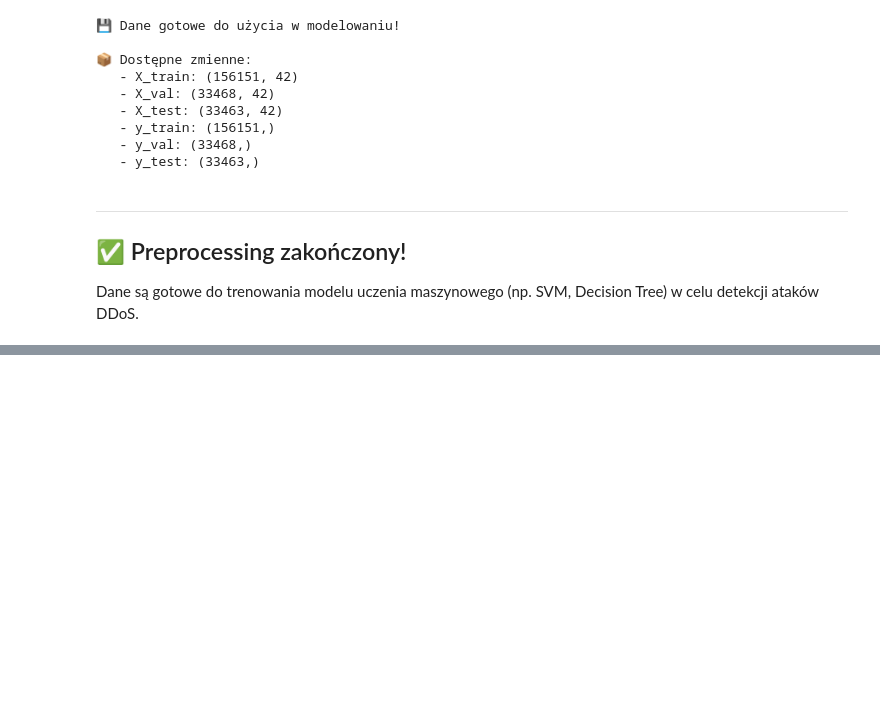
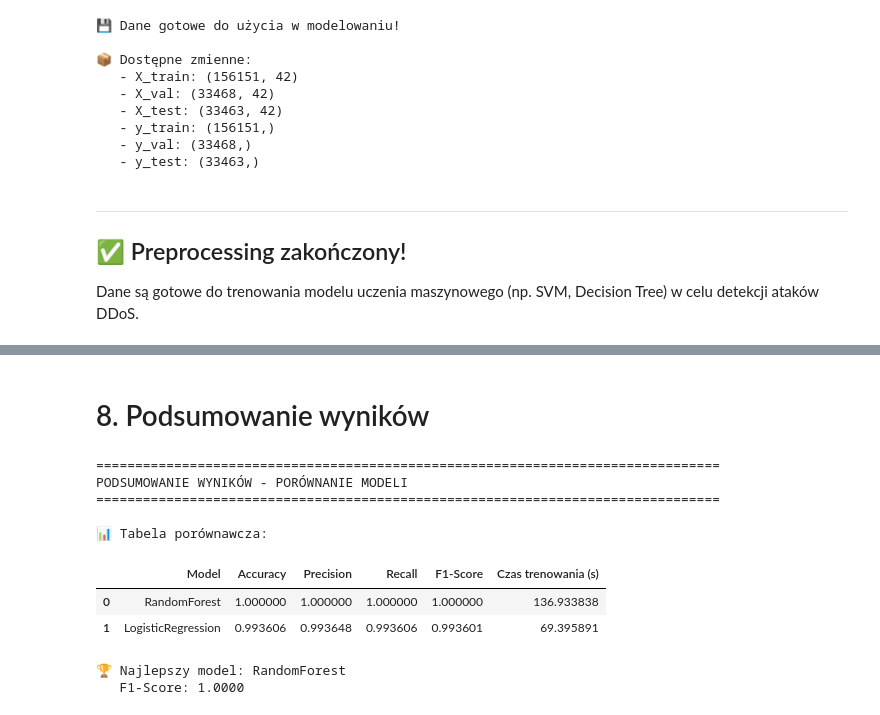
Before and after one commit to corey888773/mswic-anomaly-detection, a Jupyter notebook: project.ipynb, the cells around one changed output, grey strips where cells are left out. Drawn from its saved outputs; the diff is of its cells as text; code cells hidden in the pictures; blank space fills up the shorter version.

```diff
--- a/project.ipynb
+++ b/project.ipynb
@@ -742,0 +872,35 @@ Dane są gotowe do trenowania modelu uczenia maszynowego (np. SVM, Decision Tree
+# %% [markdown]
+# 8. Podsumowanie wyników
+# %%
+# Porównanie wyników
+print("="*80)
+print("PODSUMOWANIE WYNIKÓW - PORÓWNANIE MODELI")
+print("="*80)
+
+comparison_df = pd.DataFrame({
+    'Model': list(results.keys()),
+    'Accuracy': [results[m]['accuracy'] for m in results.keys()],
+    'Precision': [results[m]['precision'] for m in results.keys()],
+    'Recall': [results[m]['recall'] for m in results.keys()],
+    'F1-Score': [results[m]['f1'] for m in results.keys()],
+    'Czas trenowania (s)': [results[m]['time'] for m in results.keys()]
+})
+
+print("\n📊 Tabela porównawcza:")
+display(comparison_df)
+
+# Najlepszy model
+best_model_name = comparison_df.loc[comparison_df['F1-Score'].idxmax(), 'Model']
+print(f"\n🏆 Najlepszy model: {best_model_name}")
+print(f"   F1-Score: {comparison_df['F1-Score'].max():.4f}")
+# %% [output]
+================================================================================
+PODSUMOWANIE WYNIKÓW - PORÓWNANIE MODELI
+================================================================================
+
+📊 Tabela porównawcza:
+|  | Model | Accuracy | Precision | Recall | F1-Score | Czas trenowania (s) |
+| 0 | RandomForest | 1.000000 | 1.000000 | 1.000000 | 1.000000 | 136.933838 |
+| 1 | LogisticRegression | 0.993606 | 0.993648 | 0.993606 | 0.993601 | 69.395891 |
+🏆 Najlepszy model: RandomForest
+   F1-Score: 1.0000
```
Also changed, not shown: parts of 12 cells of this notebook, 4 other files.
